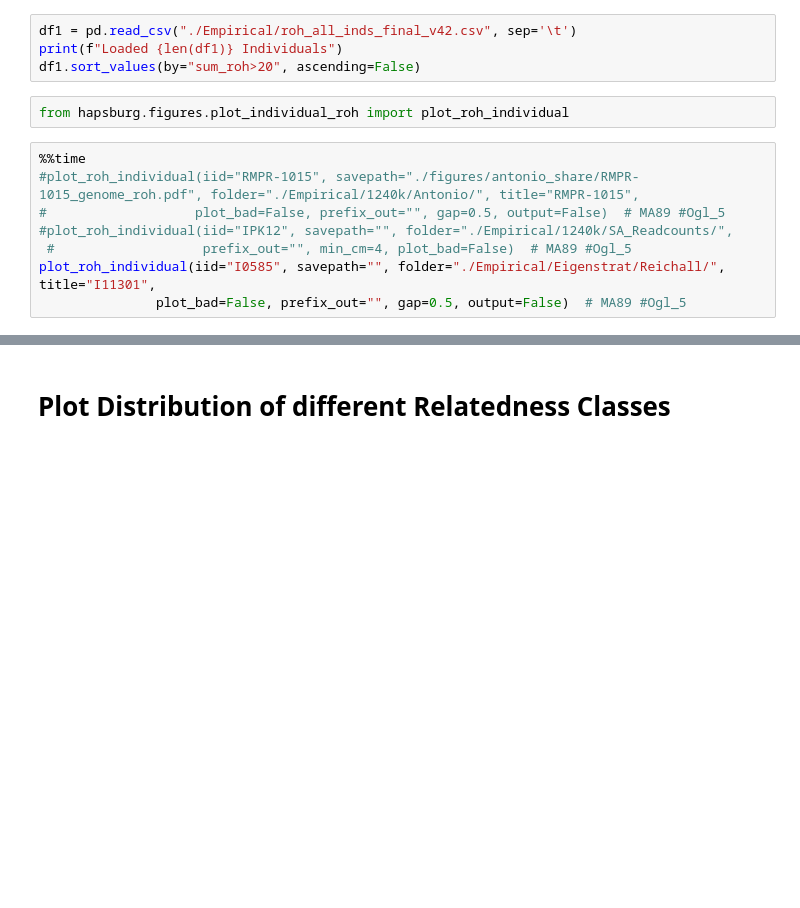
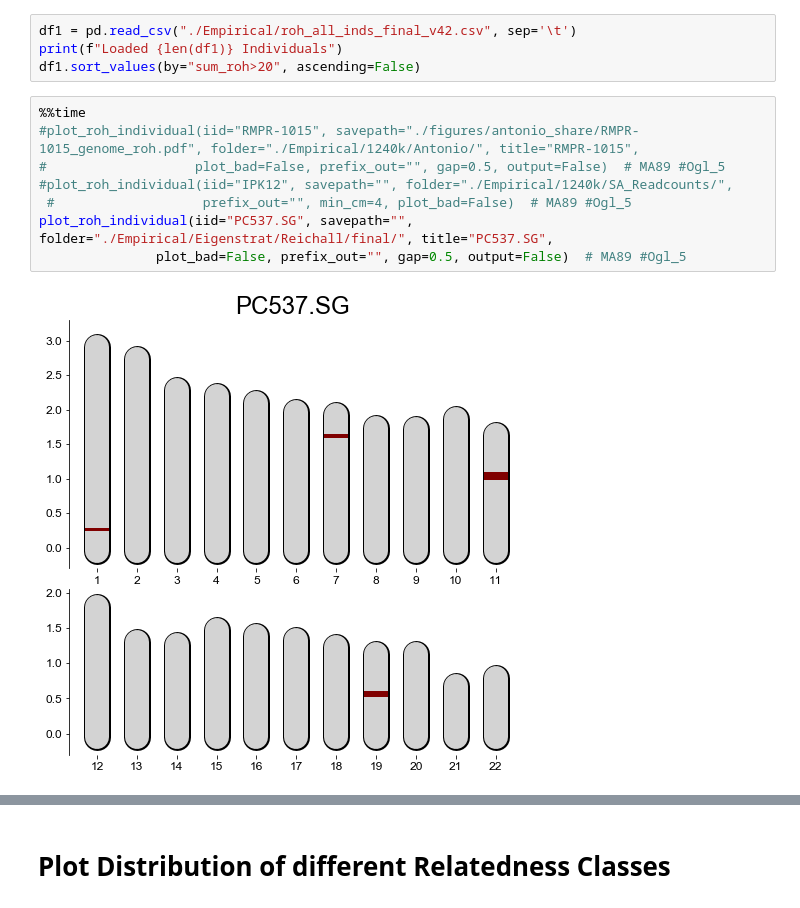
Before and after one commit to hringbauer/hapROH, a Jupyter notebook: Notebooks/Figures/plotIndividualROH.ipynb, the cells around one changed output, grey strips where cells are left out. Drawn from its saved outputs; the diff is of its cells as text; blank space fills up the shorter version.

```diff
--- a/Notebooks/Figures/plotIndividualROH.ipynb
+++ b/Notebooks/Figures/plotIndividualROH.ipynb
@@ -50,14 +52,13 @@ CPU Count: 28
 df1 = pd.read_csv("./Empirical/roh_all_inds_final_v42.csv", sep='\t')
 print(f"Loaded {len(df1)} Individuals")
 df1.sort_values(by="sum_roh>20", ascending=False)
-# %%
-from hapsburg.figures.plot_individual_roh import plot_roh_individual
 # %%
 %%time
 #plot_roh_individual(iid="RMPR-1015", savepath="./figures/antonio_share/RMPR-1015_genome_roh.pdf", folder="./Empirical/1240k/Antonio/", title="RMPR-1015",
 #                   plot_bad=False, prefix_out="", gap=0.5, output=False)  # MA89 #Ogl_5
 #plot_roh_individual(iid="IPK12", savepath="", folder="./Empirical/1240k/SA_Readcounts/",
  #                   prefix_out="", min_cm=4, plot_bad=False)  # MA89 #Ogl_5
-plot_roh_individual(iid="I0585", savepath="", folder="./Empirical/Eigenstrat/Reichall/", title="I11301",
+plot_roh_individual(iid="PC537.SG", savepath="", folder="./Empirical/Eigenstrat/Reichall/final/", title="PC537.SG",
                plot_bad=False, prefix_out="", gap=0.5, output=False)  # MA89 #Ogl_5
 # %% [output]
+[figure, added]
```
Also changed, not shown: parts of 5 cells of this notebook, 13 other files.
